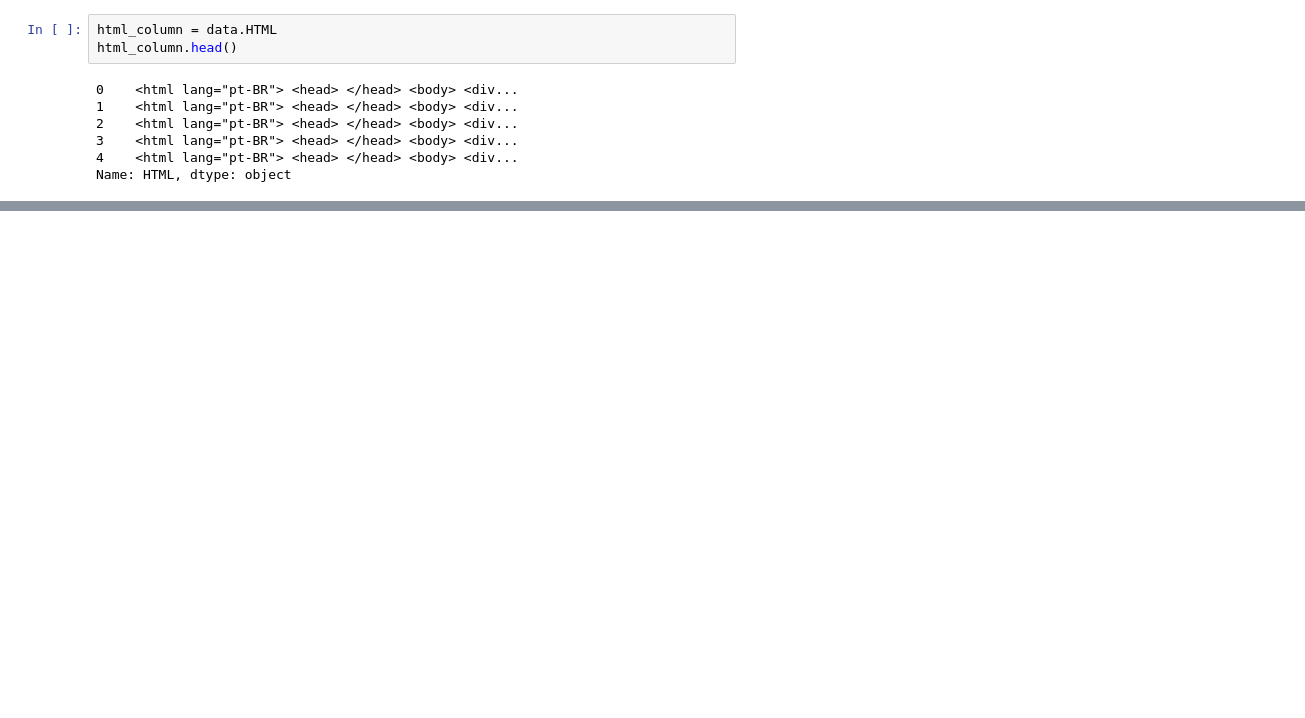
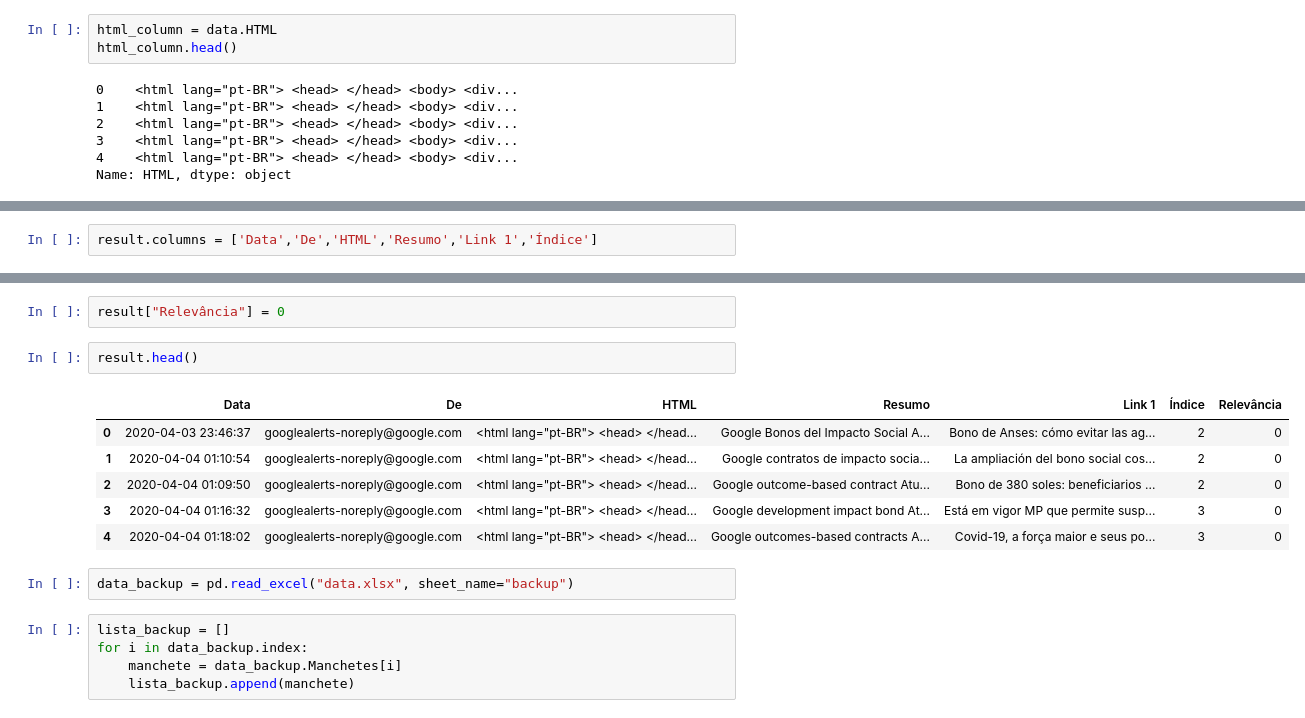
Before and after one commit to LaisNSilva/EmailMetricis, a Jupyter notebook: Fernando-version.ipynb, the cells around one changed output, grey strips where cells are left out. Saved outputs shown, nothing was run; the diff lists cells and outputs as text; blank space fills up the shorter version.

```diff
--- a/Fernando-version.ipynb
+++ b/Fernando-version.ipynb
@@ -63,0 +91,2 @@ manchetes
+# %%
+result.columns = ['Data','De','HTML','Resumo','Link 1','Índice']
@@ -63,0 +102,18 @@ manchetes
+# %%
+result["Relevância"] = 0
+# %%
+result.head()
+# %% [output]
+|  | Data | De | HTML | Resumo | Link 1 | Índice | Relevância |
+| 0 | 2020-04-03 23:46:37 | googlealerts-noreply@google.com | <html lang="pt-BR"> <head> </head... | Google Bonos del Impacto Social A... | Bono de Anses: cómo evitar las ag... | 2 | 0 |
+| 1 | 2020-04-04 01:10:54 | googlealerts-noreply@google.com | <html lang="pt-BR"> <head> </head... | Google contratos de impacto socia... | La ampliación del bono social cos... | 2 | 0 |
+| 2 | 2020-04-04 01:09:50 | googlealerts-noreply@google.com | <html lang="pt-BR"> <head> </head... | Google outcome-based contract Atu... | Bono de 380 soles: beneficiarios ... | 2 | 0 |
+| 3 | 2020-04-04 01:16:32 | googlealerts-noreply@google.com | <html lang="pt-BR"> <head> </head... | Google development impact bond At... | Está em vigor MP que permite susp... | 3 | 0 |
+| 4 | 2020-04-04 01:18:02 | googlealerts-noreply@google.com | <html lang="pt-BR"> <head> </head... | Google outcomes-based contracts A... | Covid-19, a força maior e seus po... | 3 | 0 |
+# %%
+data_backup = pd.read_excel("data.xlsx", sheet_name="backup")
+# %%
+lista_backup = []
+for i in data_backup.index:
+    manchete = data_backup.Manchetes[i]
+    lista_backup.append(manchete)
```
Also changed, not shown: parts of 13 cells of this notebook, 2 other files.
